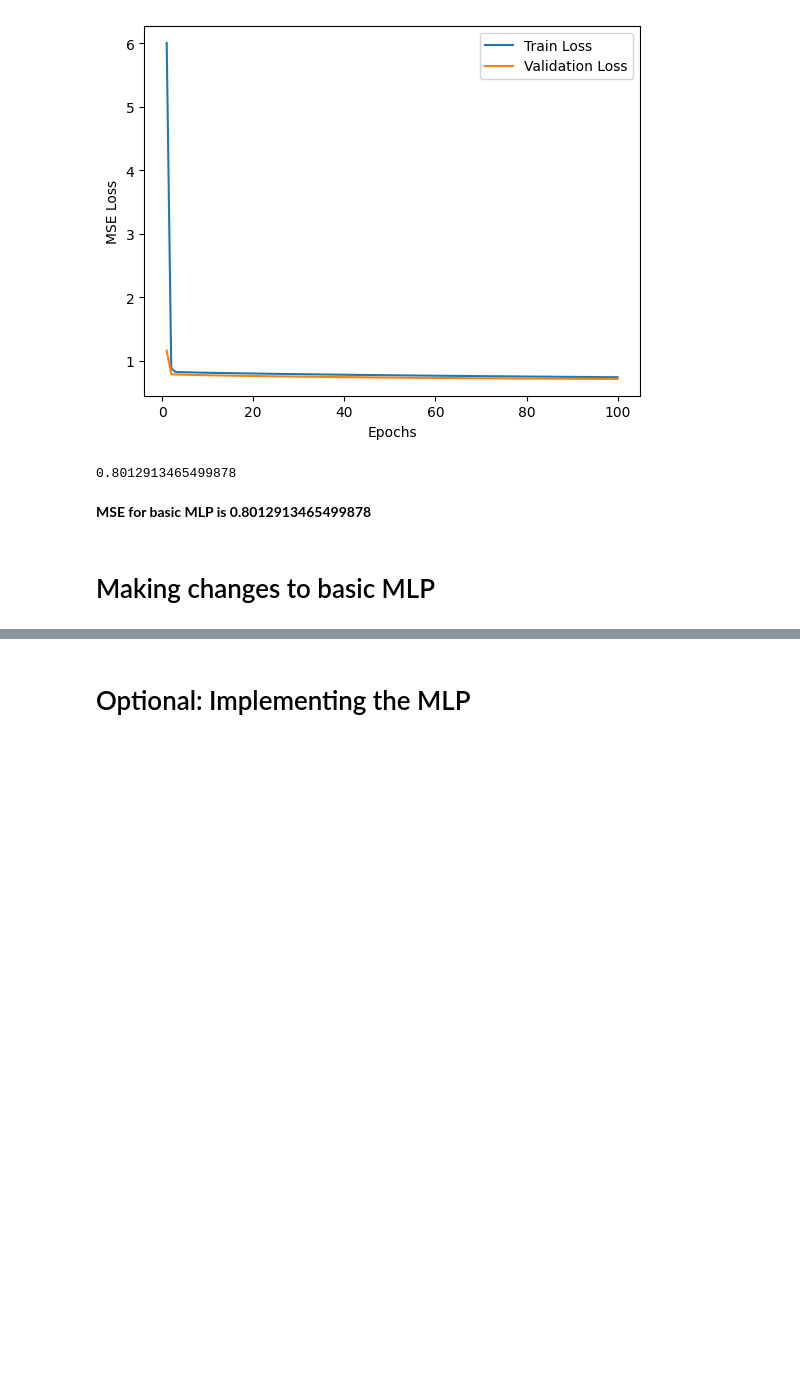
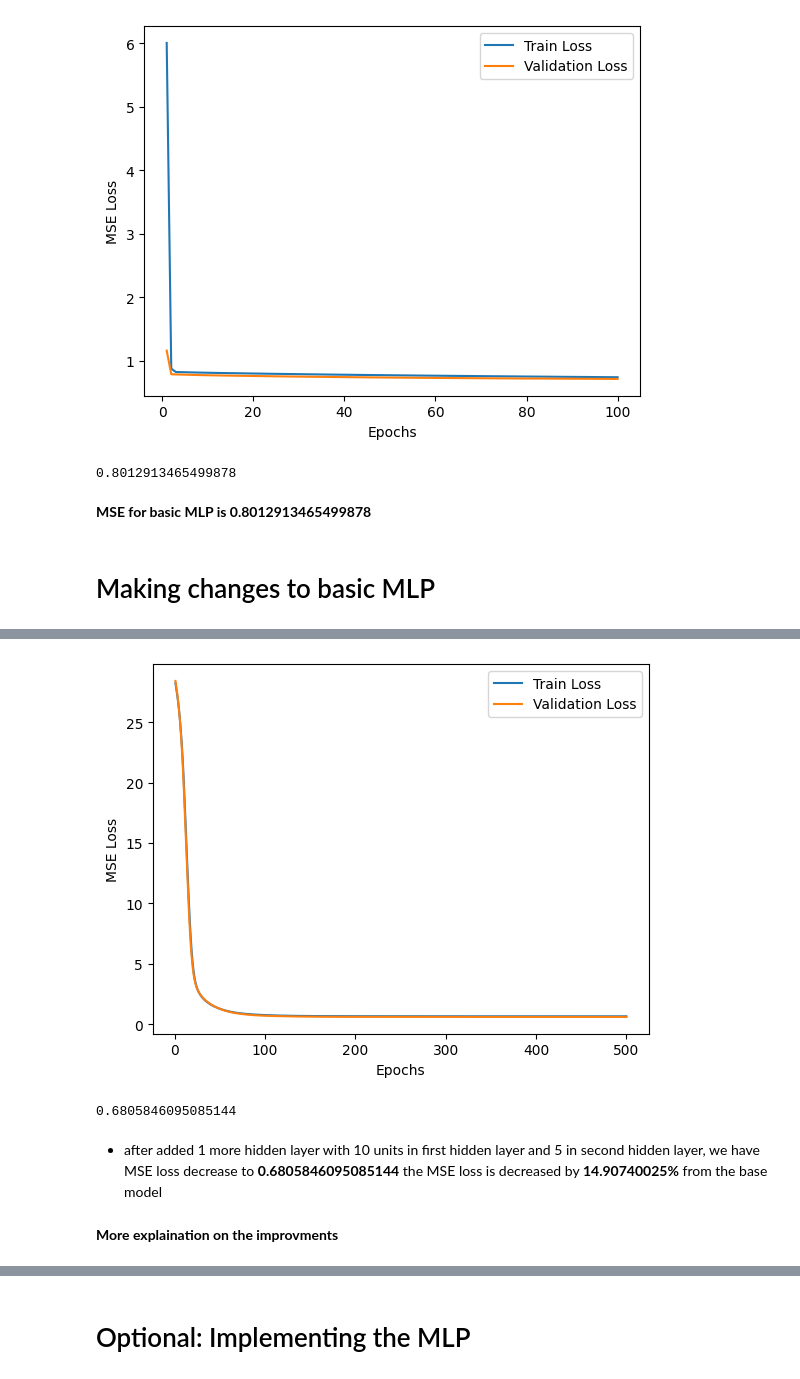
Before and after one commit to USFCA-CS663-Spring2024/mlp-multi-layer-perceptron-zhunan123, a Jupyter notebook: Assignment 4 - MLP.ipynb, the cells around one changed output, grey strips where cells are left out. Drawn from its saved outputs; the diff is of its cells as text; code cells hidden in the pictures; blank space fills up the shorter version.

```diff
--- a/Assignment 4 - MLP.ipynb
+++ b/Assignment 4 - MLP.ipynb
@@ -391,0 +670,30 @@ test_loss
+# %%
+## change model with 1 more hidden layer, with first hidden layer has unit size of 10 and second layer has unit of 5
+model = WineMLP_more_hidden(n_inputs=train_x.shape[1], hidden_size1=10, hidden_size2=5, n_outputs=1)
+# %%
+criterion = torch.nn.MSELoss()  ## using MSE as performance metric
+optimiser = torch.optim.Adam(params=model.parameters(), lr=0.0001)
+# %%
+epochs = 500 ## incrase the epochs
+loss_valid = []
+loss_train = []
+
+for epoch in range(epochs):
+    model.train()
+    epoch_loss_train = []
+    for features, targets in train_loader:
+        output = model.forward(features) ## get output/hypothesis, which can be improved
+        loss = criterion(output, targets)
+        epoch_loss_train.append(loss.item())
+        optimiser.zero_grad() ##remove any previous lossess using zero gradient
+        loss.backward()## calcualte current losses backward through the MLP
+        optimiser.step() ##update/apply the model with new weights and bias
+
+    # calculate the training loss per epoch
+    loss_train.append(sum(epoch_loss_train) / len(epoch_loss_train))
+
+    # per epoch, we got validation performance,add arg max validation accuray to each epoch
+    model.eval()
+    valid_hyp = model.forward(valid_x)
+    loss_valid.append(criterion(valid_hyp, valid_y).item())
+    print('Epoch', epoch, 'train_loss', loss_train[-1], 'valid_loss: ', loss_valid[-1])
@@ -391,0 +718,29 @@ test_loss
+# %%
+# plot loss_train and loss_valid
+
+import matplotlib.pyplot as plt
+import numpy as np
+
+def plot_loss_curves(epochs, loss_train, loss_valid):
+    plt.plot(epochs, loss_train, label='Train Loss')
+    plt.plot(epochs, loss_valid, label='Validation Loss')
+    plt.xlabel('Epochs')
+    plt.ylabel('MSE Loss')
+    plt.legend()
+    plt.show()
+
+plot_loss_curves(np.linspace(1, epochs, epochs).astype(int), loss_train, loss_valid)
+# %% [output]
+[figure, added]
+# %%
+## eval performance
+test_hyp = model.forward(test_x)
+test_loss = criterion(test_hyp, test_y.float()).item()
+test_loss
+# %% [output]
+0.6805846095085144
+# %% [markdown]
+* after added 1 more hidden layer with 10 units in first hidden layer and 5 in second hidden layer, we have MSE loss decrease to **0.6805846095085144**
+the MSE loss is decreased by **14.90740025%** from the base model
+# %% [markdown]
+**More explaination on the improvments**
```
Also changed, not shown: parts of 36 cells of this notebook.
